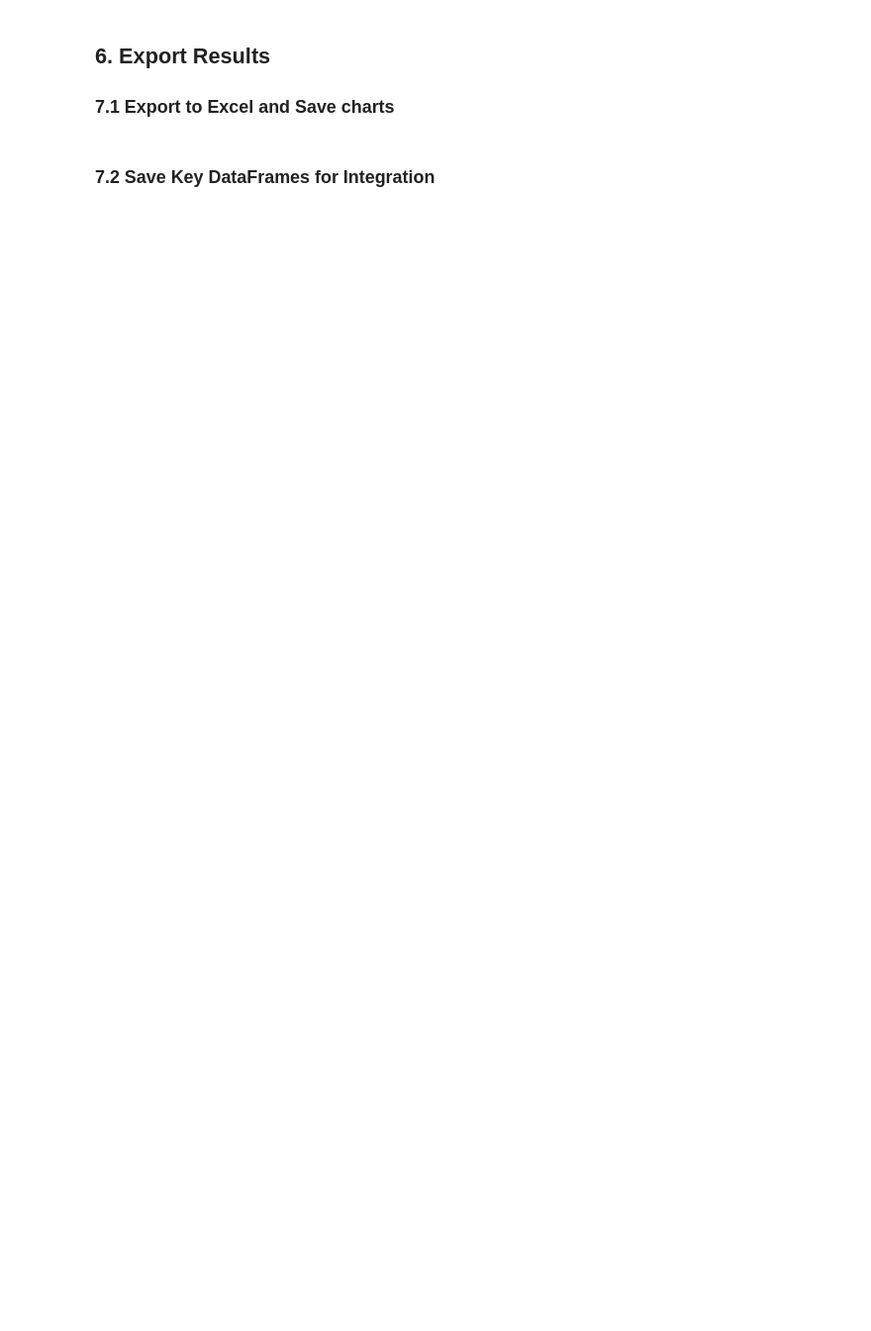
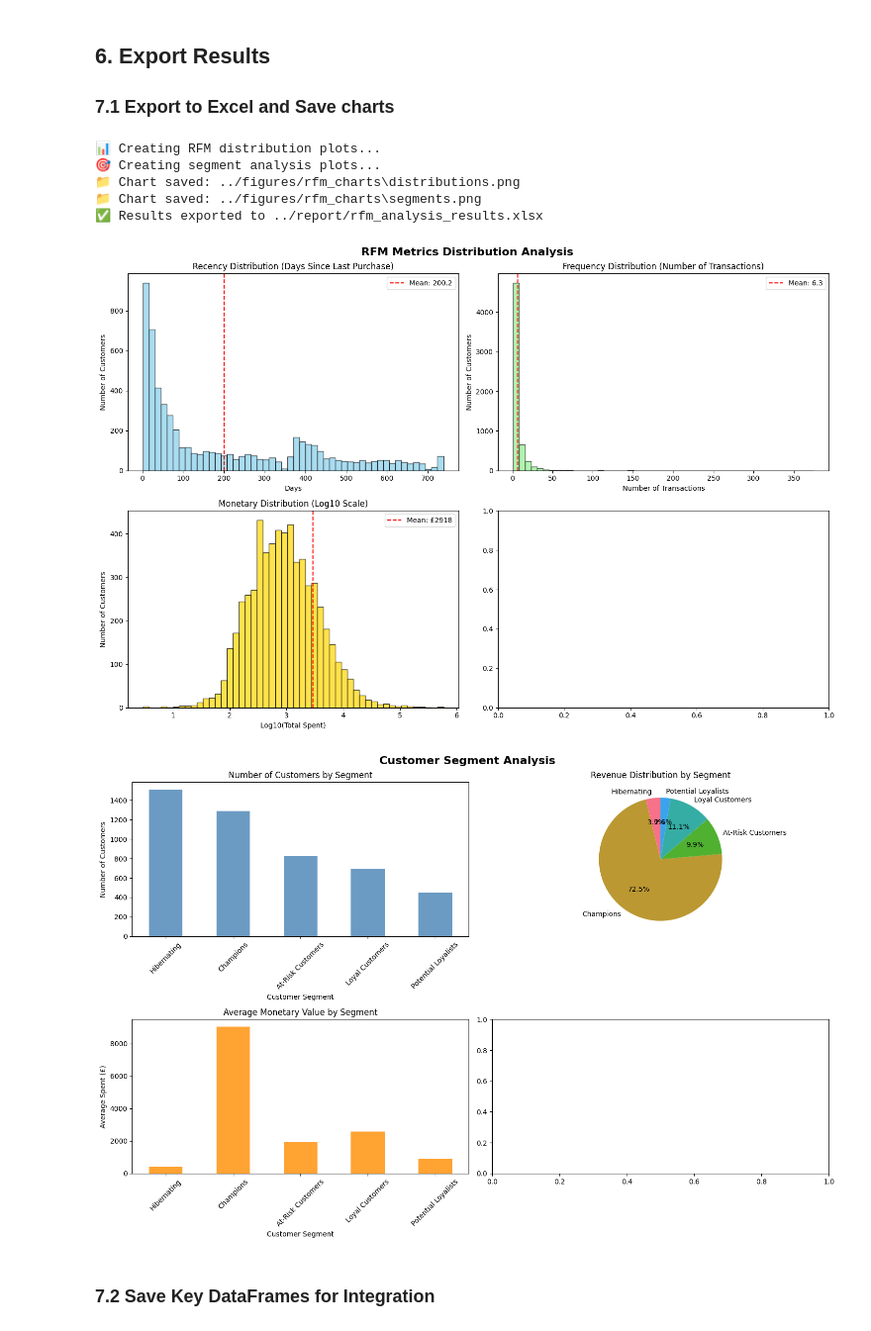
Before and after one commit to DilsaraThiranjaya/Strategic-Growth-Analysis-Team-Code-Serpents, a Jupyter notebook: notebooks/retail_analysis.ipynb, the cells around one changed output. Shown at 99% size. Drawn from its saved outputs; the diff is of its cells as text; code cells hidden in the pictures; blank space fills up the shorter version.

```diff
--- a/notebooks/retail_analysis.ipynb
+++ b/notebooks/retail_analysis.ipynb
@@ -159,5 +405,16 @@ ValueError: Bin labels must be one fewer than the number of bin edges
 ## 6. Export Results
 
 ### 7.1 Export to Excel and Save charts
+# %%
+# Export comprehensive results to Excel and
+rfm_analyzer.export_results()
+# %% [output]
+📊 Creating RFM distribution plots...
+🎯 Creating segment analysis plots...
+📁 Chart saved: ../figures/rfm_charts\distributions.png
+📁 Chart saved: ../figures/rfm_charts\segments.png
+✅ Results exported to ../report/rfm_analysis_results.xlsx
+[figure, added]
+[figure, added]
 # %% [markdown]
 ### 7.2 Save Key DataFrames for Integration
```
Also changed, not shown: parts of 13 cells of this notebook, 8 other files.
